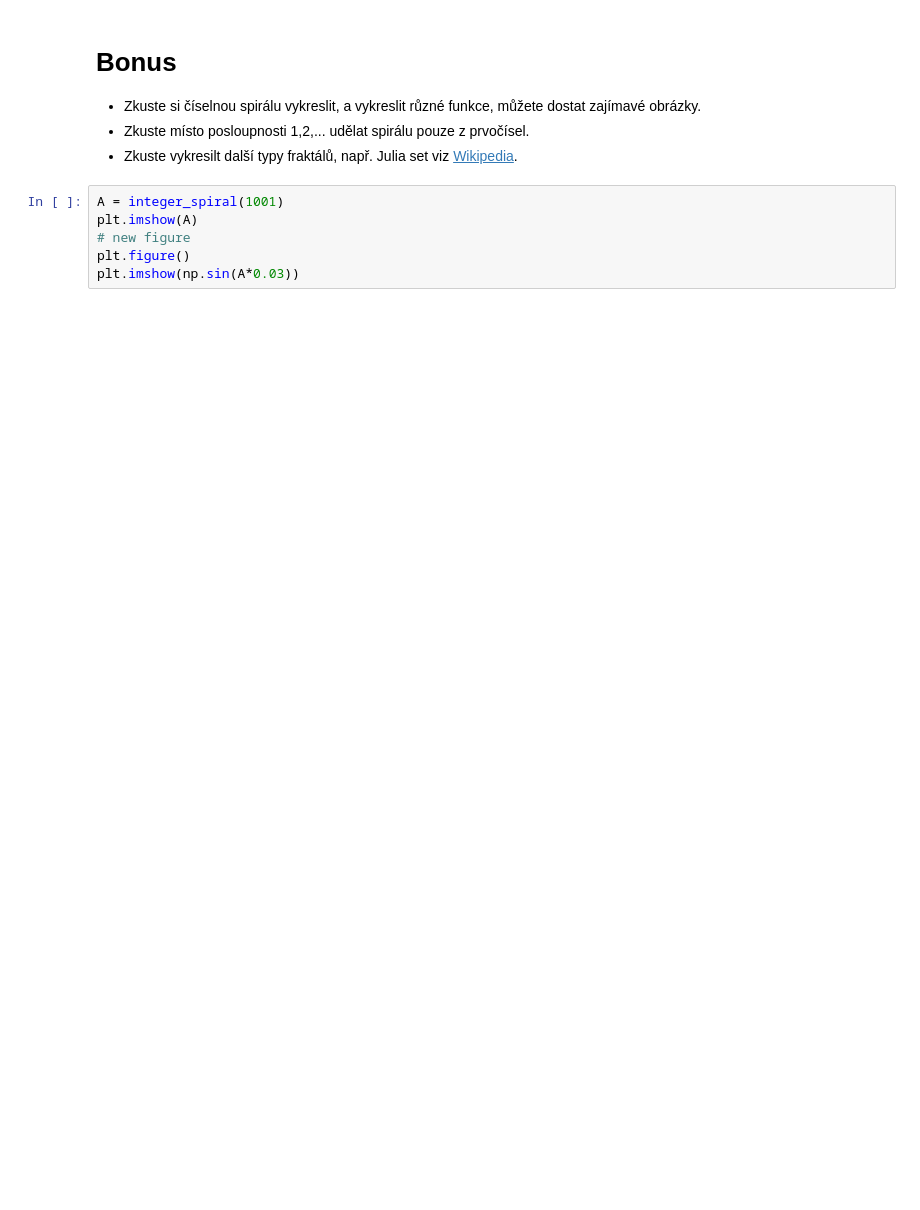
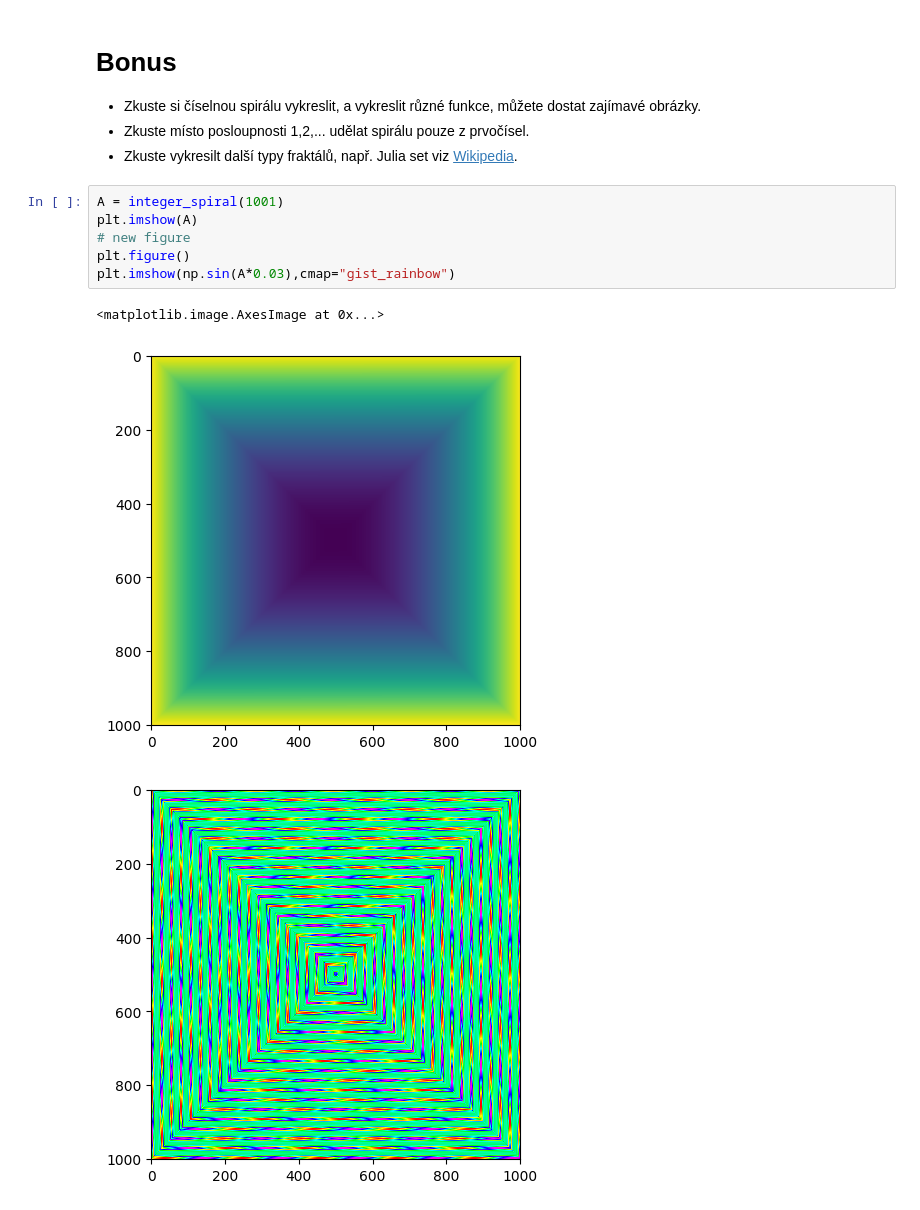
Before and after one commit to HLI0026/VVP, a Jupyter notebook: 03_ukoly.ipynb, the cells around one changed output. Cells and saved outputs as stored; diff of their text form; blank space fills up the shorter version.

```diff
--- a/03_ukoly.ipynb
+++ b/03_ukoly.ipynb
@@ -201,6 +270,10 @@ TypeError: Image data of dtype object cannot be converted to float
 # %%
 A = integer_spiral(1001)
 plt.imshow(A)
 # new figure
 plt.figure()
-plt.imshow(np.sin(A*0.03))
+plt.imshow(np.sin(A*0.03),cmap="gist_rainbow")
+# %% [output]
+<matplotlib.image.AxesImage at 0x...>
+[figure, added]
+[figure, added]
```
Also changed, not shown: parts of 24 cells of this notebook.
